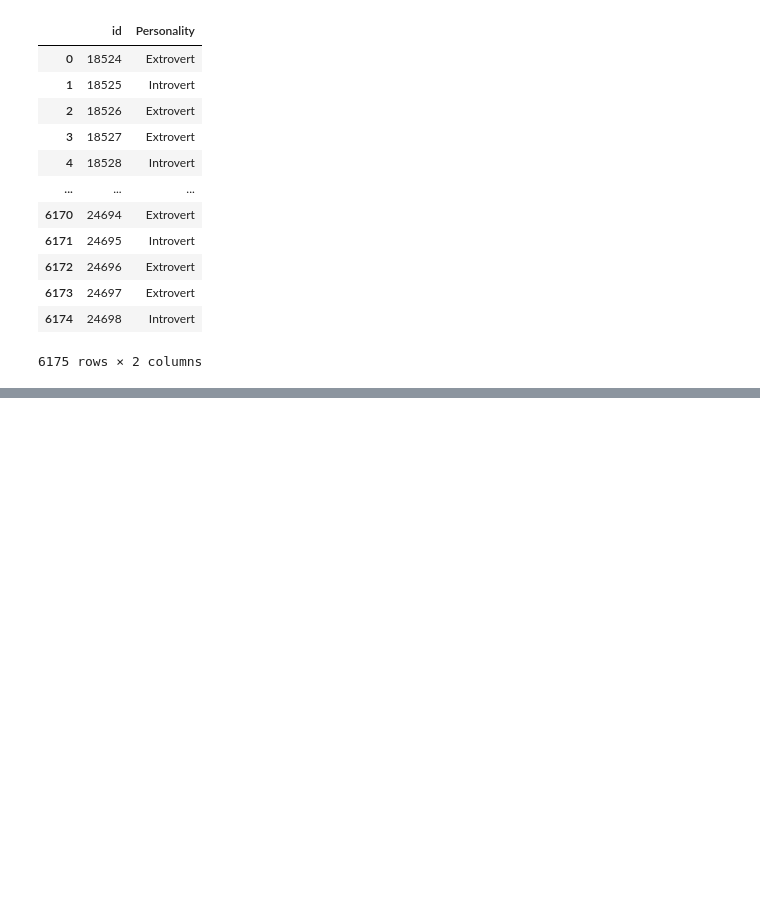
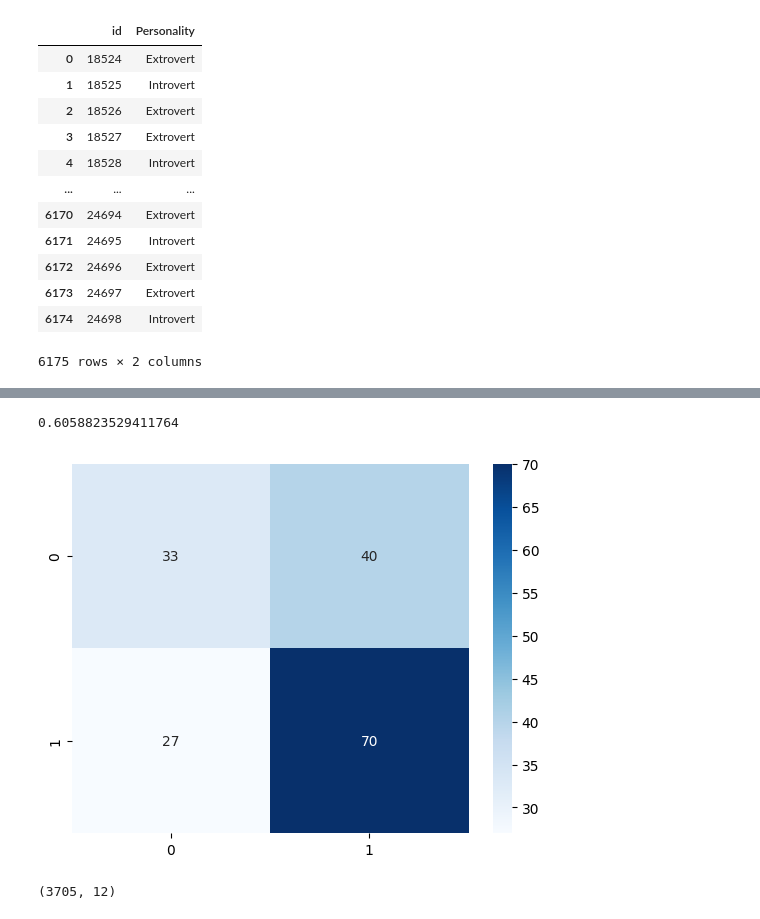
Before and after one commit to ol-webb/kaggle_extroverts, a Jupyter notebook: eda1.ipynb, the cells around one changed output, grey strips where cells are left out. Drawn from its saved outputs; the diff is of its cells as text; code cells hidden in the pictures; blank space fills up the shorter version.

```diff
--- a/eda1.ipynb
+++ b/eda1.ipynb
@@ -535,0 +784,41 @@ x_train_false_positives
+# %%
+with torch.no_grad():
+
+    all_preds = []
+    all_targets = []
+
+    for x, y in validation_dataloader:
+
+        x.to(device)
+        y.to(device)
+
+        y_pred = model(x).squeeze(1)
+
+        all_preds.append(y_pred)
+        all_targets.append(y.cpu())
+# %%
+# Concatenate all batches into one tensor
+all_preds = torch.cat(all_preds)
+all_targets = torch.cat(all_targets)
+
+class_preds = (all_preds > 0.5).int()
+# %%
+y_trues = all_targets.numpy()
+y_preds = class_preds.numpy()
+# %%
+cm = confusion_matrix(y_trues, y_preds)
+
+sns.heatmap(cm, annot=True, fmt='d', cmap='Blues')
+
+print(accuracy_score(y_trues, y_preds))
+# %% [output]
+0.6058823529411764
+[figure, added]
+# %%
+xval_boost, yval_boost = xval, yval
+
+xval_nn = pd.DataFrame(preprocessor.fit_transform(xval_boost))
+
+xval_nn.shape
+# %% [output]
+(3705, 12)
```
Also changed, not shown: parts of 63 cells of this notebook, 1 other file.
